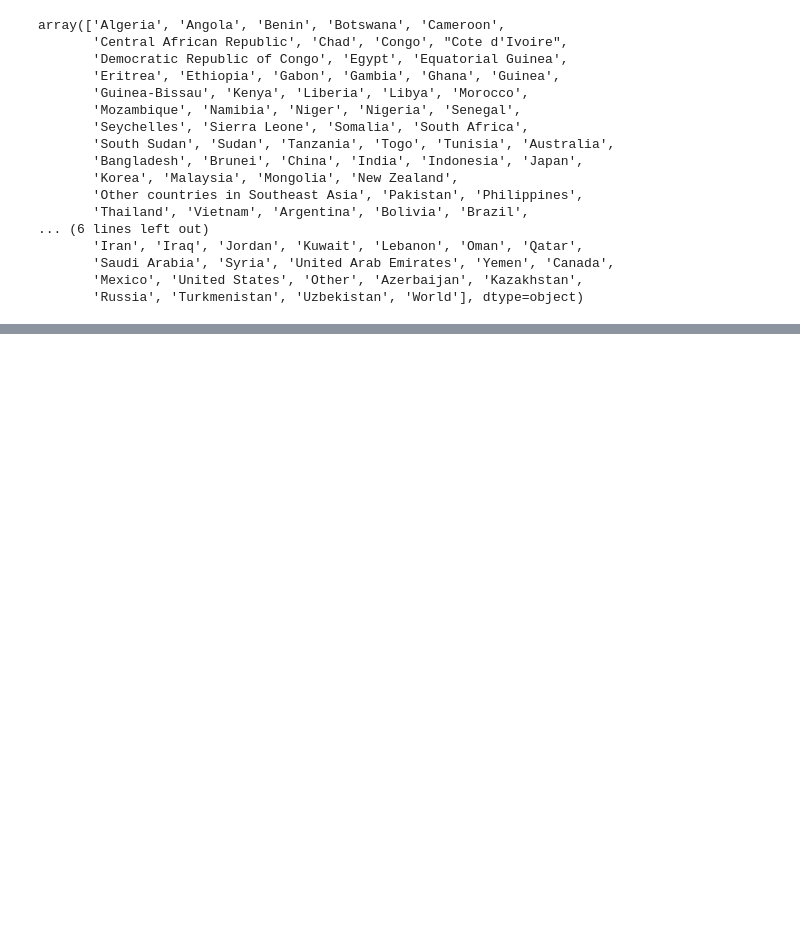
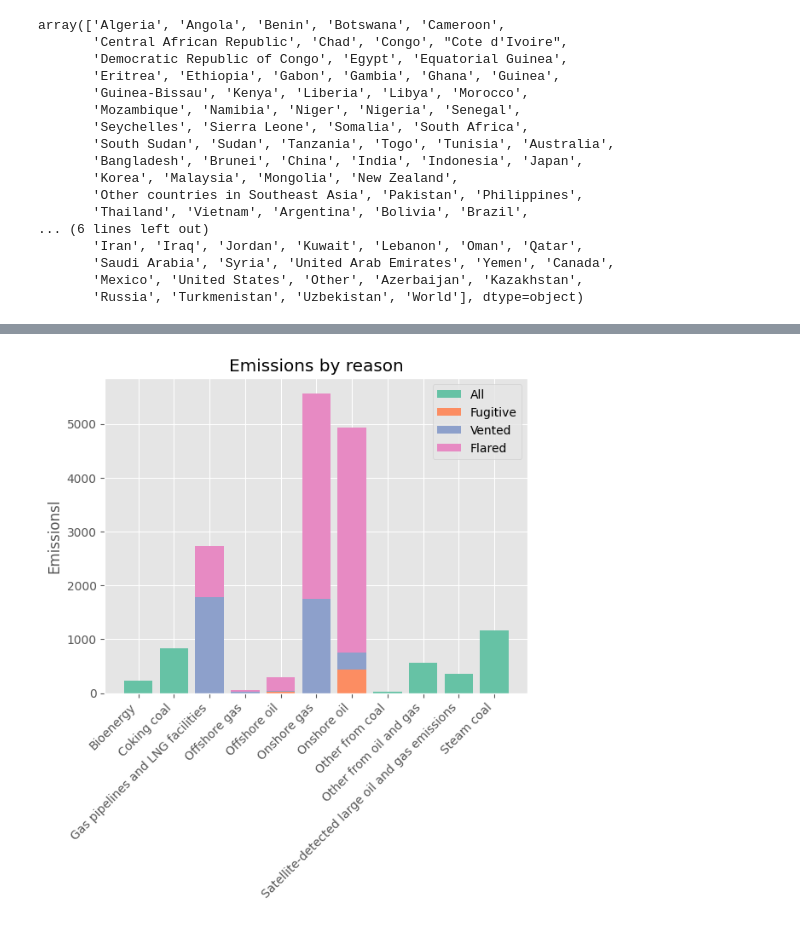
Before and after one commit to Akash-sh/uni-projects, a Jupyter notebook: Global Emissions Analysis/Analysis.ipynb, the cells around one changed output, grey strips where cells are left out. Cells and saved outputs as stored; diff of their text form; code cells hidden in the pictures; blank space fills up the shorter version.

```diff
--- a/Global Emissions Analysis/Analysis.ipynb
+++ b/Global Emissions Analysis/Analysis.ipynb
@@ -86,0 +103,22 @@ pd.concat([emission_by_segment,ratio_sub_frame], axis = 1)
+# %%
+x = USA.segment
+probs = np.array(USA.iloc[:,2:])
+emits = np.array(USA.iloc[:,1])
+
+ratios = np.transpose(probs * emits[:, np.newaxis])
+colors = colors = plt.cm.Set2(range(4))
+
+fig, ax = plt.subplots()
+
+bottom = np.zeros(len(x))
+for i, ratio in enumerate(ratios):
+    ax.bar(x, ratio, bottom=bottom, color=colors[i])
+    bottom += ratio
+
+ax.legend(['All', 'Fugitive', 'Vented', 'Flared'])
+ax.set_ylabel('Emissions')
+ax.set_xticklabels(axs[1].get_xticklabels(), rotation=45, ha='right')
+ax.set_title('Emissions by reason')
+plt.show()
+# %% [output]
+[figure, added]
```
Also changed, not shown: parts of 10 cells of this notebook.
